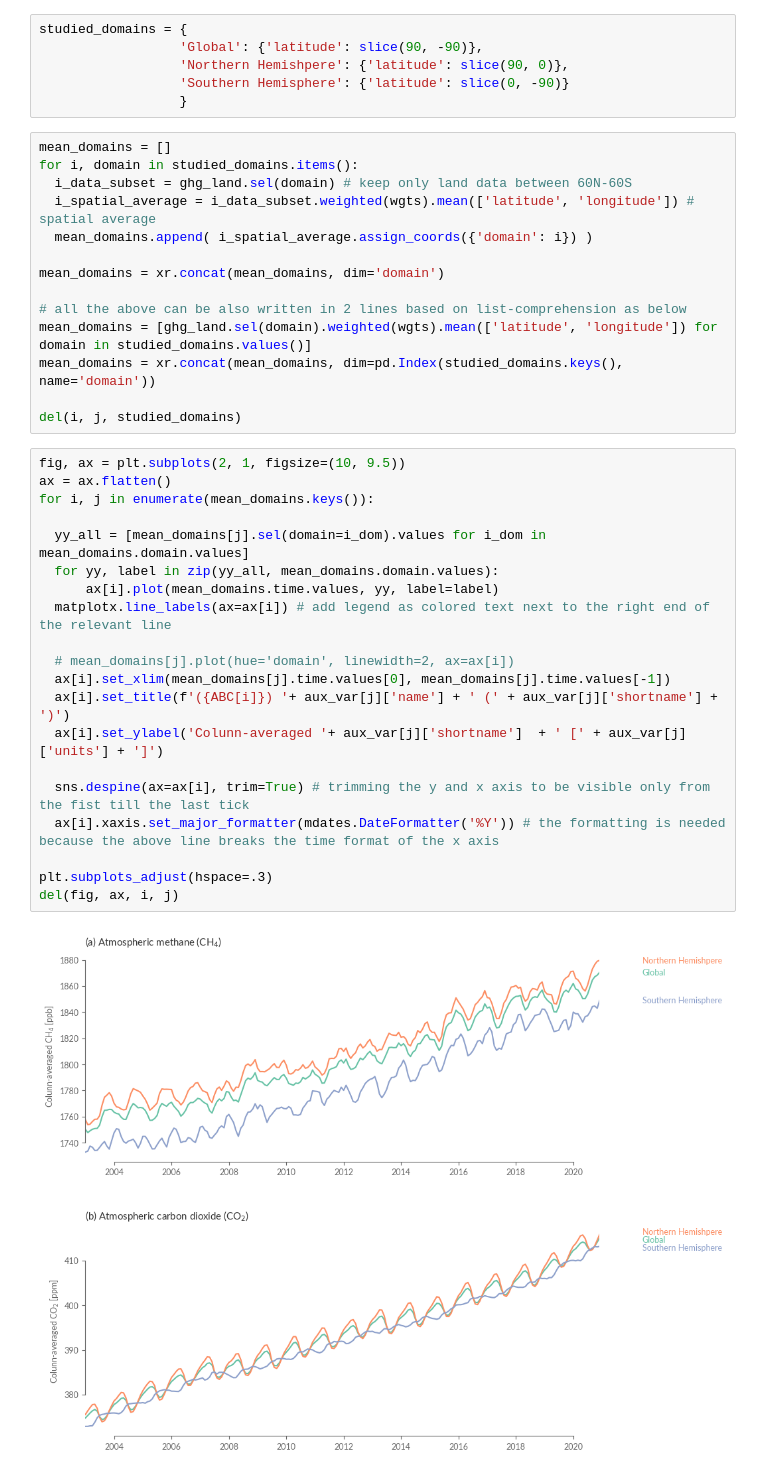
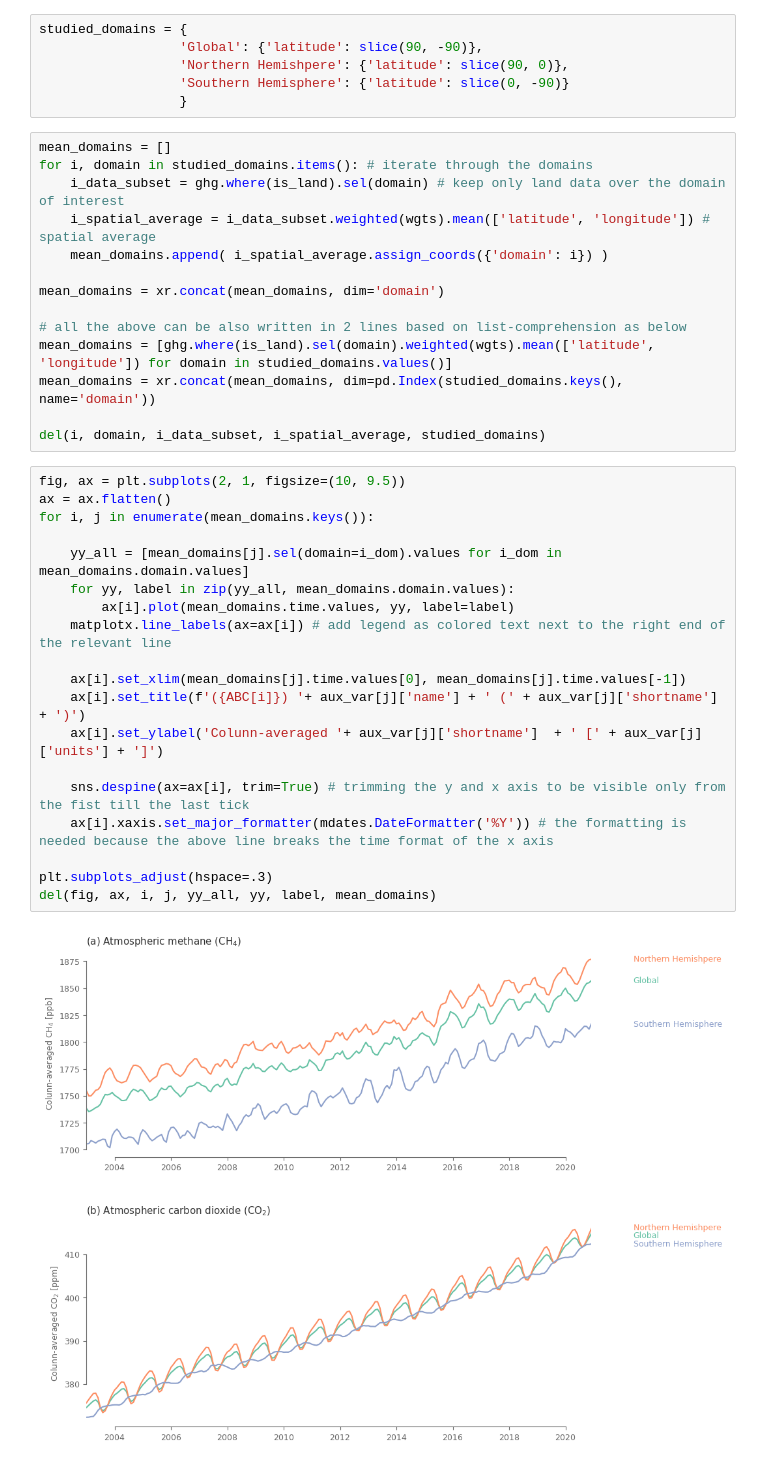
Before and after one commit to ECMWFCode4Earth/sketchbook-earth, a Jupyter notebook: tutorials/01_greenhouse_gases.ipynb, the cells around one changed output. Drawn from its saved outputs; the diff is of its cells as text.

```diff
--- a/tutorials/01_greenhouse_gases.ipynb
+++ b/tutorials/01_greenhouse_gases.ipynb
@@ -304,37 +306,36 @@ studied_domains = {
                   }
 # %%
 mean_domains = []
-for i, domain in studied_domains.items():
-  i_data_subset = ghg_land.sel(domain) # keep only land data between 60N-60S
-  i_spatial_average = i_data_subset.weighted(wgts).mean(['latitude', 'longitude']) # spatial average
-  mean_domains.append( i_spatial_average.assign_coords({'domain': i}) )
+for i, domain in studied_domains.items(): # iterate through the domains
+    i_data_subset = ghg.where(is_land).sel(domain) # keep only land data over the domain of interest
+    i_spatial_average = i_data_subset.weighted(wgts).mean(['latitude', 'longitude']) # spatial average
+    mean_domains.append( i_spatial_average.assign_coords({'domain': i}) )
 
 mean_domains = xr.concat(mean_domains, dim='domain')
 
 # all the above can be also written in 2 lines based on list-comprehension as below
-mean_domains = [ghg_land.sel(domain).weighted(wgts).mean(['latitude', 'longitude']) for domain in studied_domains.values()]
+mean_domains = [ghg.where(is_land).sel(domain).weighted(wgts).mean(['latitude', 'longitude']) for domain in studied_domains.values()]
 mean_domains = xr.concat(mean_domains, dim=pd.Index(studied_domains.keys(), name='domain'))
 
-del(i, j, studied_domains)
+del(i, domain, i_data_subset, i_spatial_average, studied_domains)
 # %%
 fig, ax = plt.subplots(2, 1, figsize=(10, 9.5))
 ax = ax.flatten()
 for i, j in enumerate(mean_domains.keys()):
 
-  yy_all = [mean_domains[j].sel(domain=i_dom).values for i_dom in mean_domains.domain.values]
-  for yy, label in zip(yy_all, mean_domains.domain.values):
-      ax[i].plot(mean_domains.time.values, yy, label=label)
-  matplotx.line_labels(ax=ax[i]) # add legend as colored text next to the right end of the relevant line
+    yy_all = [mean_domains[j].sel(domain=i_dom).values for i_dom in mean_domains.domain.values]
+    for yy, label in zip(yy_all, mean_domains.domain.values):
+        ax[i].plot(mean_domains.time.values, yy, label=label)
+    matplotx.line_labels(ax=ax[i]) # add legend as colored text next to the right end of the relevant line
 
-  # mean_domains[j].plot(hue='domain', linewidth=2, ax=ax[i])
-  ax[i].set_xlim(mean_domains[j].time.values[0], mean_domains[j].time.values[-1])
-  ax[i].set_title(f'({ABC[i]}) '+ aux_var[j]['name'] + ' (' + aux_var[j]['shortname'] + ')')
-  ax[i].set_ylabel('Colunn-averaged '+ aux_var[j]['shortname']  + ' [' + aux_var[j]['units'] + ']')
+    ax[i].set_xlim(mean_domains[j].time.values[0], mean_domains[j].time.values[-1])
+    ax[i].set_title(f'({ABC[i]}) '+ aux_var[j]['name'] + ' (' + aux_var[j]['shortname'] + ')')
+    ax[i].set_ylabel('Colunn-averaged '+ aux_var[j]['shortname']  + ' [' + aux_var[j]['units'] + ']')
 
-  sns.despine(ax=ax[i], trim=True) # trimming the y and x axis to be visible only from the fist till the last tick
-  ax[i].xaxis.set_major_formatter(mdates.DateFormatter('%Y')) # the formatting is needed because the above line breaks the time format of the x axis
+    sns.despine(ax=ax[i], trim=True) # trimming the y and x axis to be visible only from the fist till the last tick
+    ax[i].xaxis.set_major_formatter(mdates.DateFormatter('%Y')) # the formatting is needed because the above line breaks the time format of the x axis
 
 plt.subplots_adjust(hspace=.3)
-del(fig, ax, i, j)
+del(fig, ax, i, j, yy_all, yy, label, mean_domains)
 # %% [output]
-[figure, old version]
+[figure, new version]
```
Also changed, not shown: parts of 43 cells of this notebook, 1 other file.
